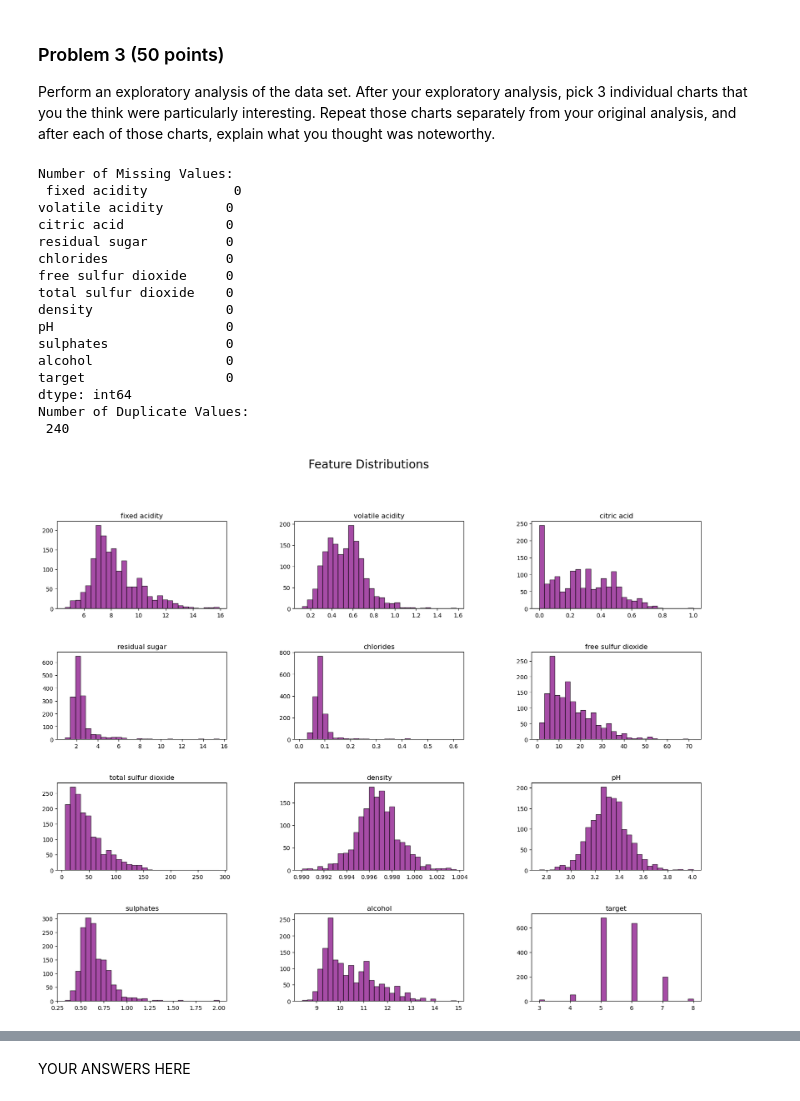
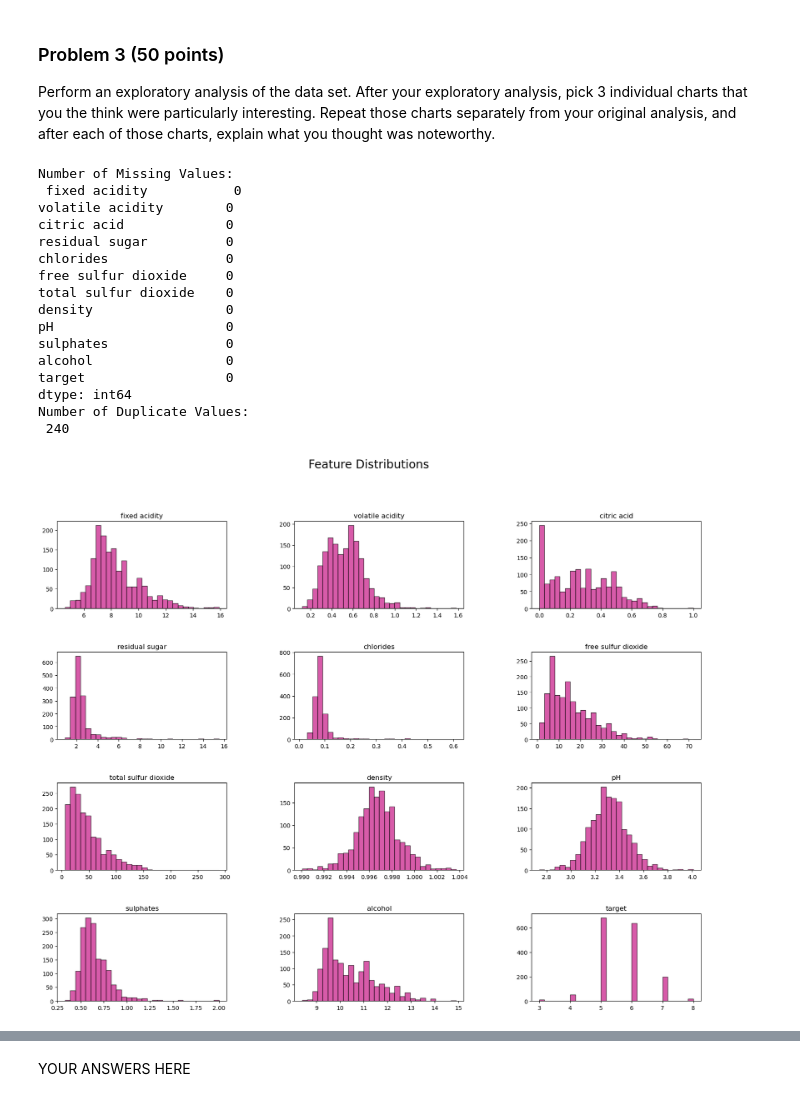
Before and after one commit to veniola/dx602-final-project, a Jupyter notebook: project.ipynb, the cells around one changed output, grey strips where cells are left out. Saved outputs shown, nothing was run; the diff lists cells and outputs as text; code cells hidden in the pictures.

```diff
--- a/project.ipynb
+++ b/project.ipynb
@@ -170,38 +170,42 @@ duplicate_values = wine_quality.duplicated().sum()
 print("Number of Missing Values:\n", missing_values)
 print("Number of Duplicate Values:\n", duplicate_values)
 
-# Histograms of each feature in dataset
-wine_quality.hist(grid=False, bins=30, figsize=(20, 15), color='purple', edgecolor='black', alpha=0.7)
+# Histogram of each feature in dataset
+wine_quality.hist(grid=False, bins=30, figsize=(20, 15), color='mediumvioletred', edgecolor='black', alpha=0.7)
 # Adjust spacing between plots
 plt.subplots_adjust(hspace=0.5, wspace=0.4)
 # Add title and labels
 plt.suptitle("Feature Distributions", fontsize=20)
 plt.show()
 
 # Scatter matrix to visualize relationships between features
-pd.plotting.scatter_matrix(wine_quality, figsize=(25, 20), color='purple', alpha=0.5)
+pd.plotting.scatter_matrix(wine_quality, figsize=(25, 20), color='purple', alpha=0.2)
 # Add title and labels
 plt.suptitle("Scatter Matrix of Wine Quality Features", fontsize=20)
 plt.show()
 
-# Scatter plots of each feature against the target ("quality")
-
-# Compare two features against the target ("quality")
+# Scatter plot comparing two features against the target
+wine_quality.plot.scatter("fixed acidity", "density", c="target", figsize=(10, 7), colormap="viridis", alpha=0.7)
+# Add title and labels
+plt.suptitle("Scatter Plot of Fixed Acidity vs Density", fontsize=16)
+plt.xlabel("fixed acidity")
+plt.ylabel("density")
+plt.show()
 # %% [output]
 Number of Missing Values:
  fixed acidity           0
 volatile acidity        0
 citric acid             0
 residual sugar          0
 chlorides               0
 free sulfur dioxide     0
 total sulfur dioxide    0
 density                 0
 pH                      0
 sulphates               0
 alcohol                 0
 target                  0
 dtype: int64
 Number of Duplicate Values:
  240
-[figure, old version]
+[figure, new version]
```
Also changed, not shown: parts of 5 cells of this notebook.
